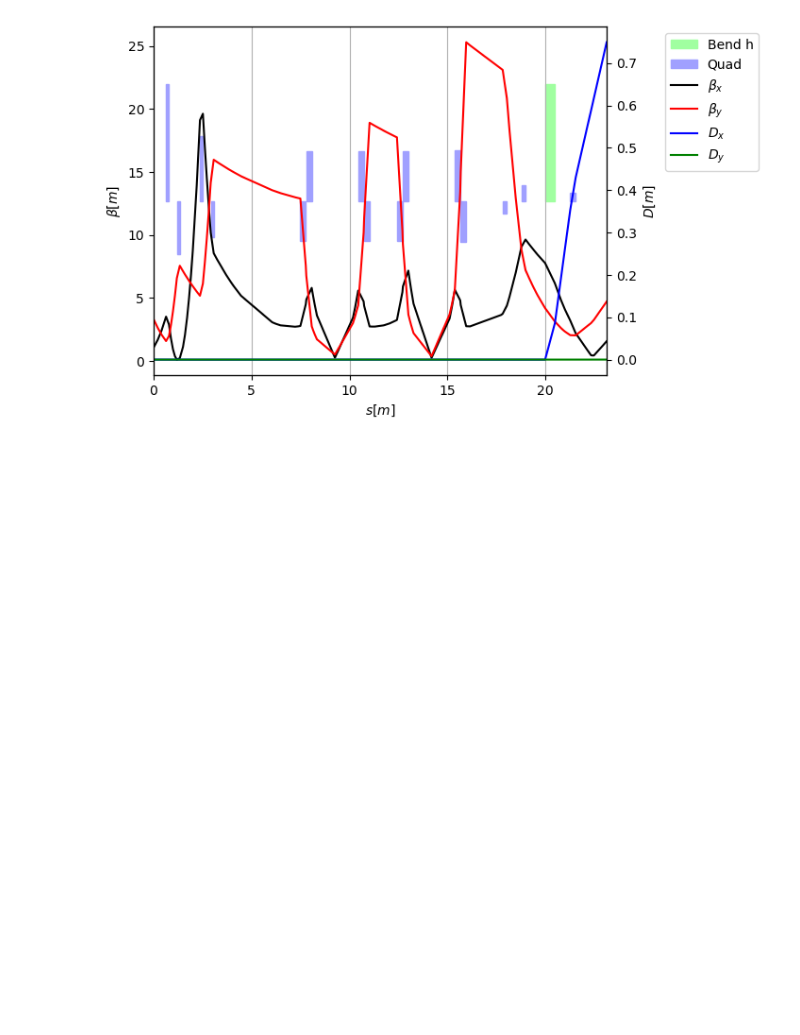
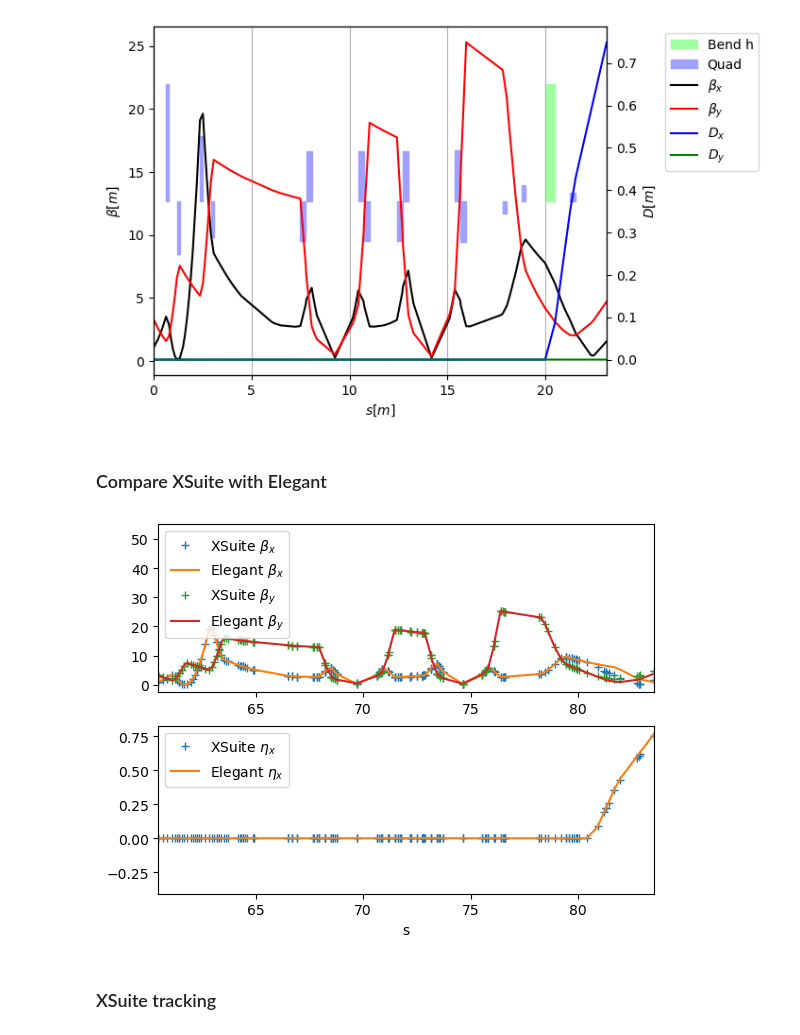
Before and after one commit to stewartboogert/pyclara, a Jupyter notebook: Notebooks/XSuite.ipynb, the cells around one changed output. Drawn from its saved outputs; the diff is of its cells as text; code cells hidden in the pictures; blank space fills up the shorter version.

Commit message:
Basic xsuite comparison plots

```diff
--- a/Notebooks/XSuite.ipynb
+++ b/Notebooks/XSuite.ipynb
@@ -14,4 +18,37 @@ xsuite_before_twiss['xtrack_twiss'].plot()
 # %% [output]
 <xtrack.twissplot.TwissPlot object at 0x...>
 [figure]
+# %% [markdown]
+### Compare XSuite with Elegant
+# %%
+xtrack_twiss =xsuite_before_twiss['xtrack_twiss']
+elegant_twi = sdds.load("../Run/FEBE.twi")
+
+elegant_s = np.array(elegant_twi.getColumnValueList('s'))
+elegant_betax = np.array(elegant_twi.getColumnValueList('betax'))
+elegant_betay = np.array(elegant_twi.getColumnValueList('betay'))
+elegant_etax =  np.array(elegant_twi.getColumnValueList('etax'))
+
+s0 = xsuite_before_twiss['env'].lines['FEBE'].particle_ref.s
+
+plt.subplot(2,1,1)
+plt.plot(xtrack_twiss['s']+s0, xtrack_twiss['betx'],"+", label="XSuite $\\beta_x$")
+plt.plot(elegant_s, elegant_betax,"-", label="Elegant $\\beta_x$")
+plt.plot(xtrack_twiss['s']+s0, xtrack_twiss['bety'],"+", label="XSuite $\\beta_y$")
+plt.plot(elegant_s, elegant_betay,"-", label="Elegant $\\beta_y$")
+plt.xlim(s0,elegant_s.max())
+plt.legend()
+
+plt.subplot(2,1,2)
+plt.plot(xtrack_twiss['s']+s0, xtrack_twiss['dx'],"+", label="XSuite $\\eta_x$")
+plt.plot(elegant_s, elegant_etax,"-", label="Elegant $\\eta_x$")
+plt.xlim(s0,elegant_s.max())
+plt.legend()
+
+
+plt.xlabel("s");
+# %% [output]
+[figure, added]
+# %% [markdown]
+### XSuite tracking
 # %%
```
Also changed, not shown: parts of 3 cells of this notebook.
